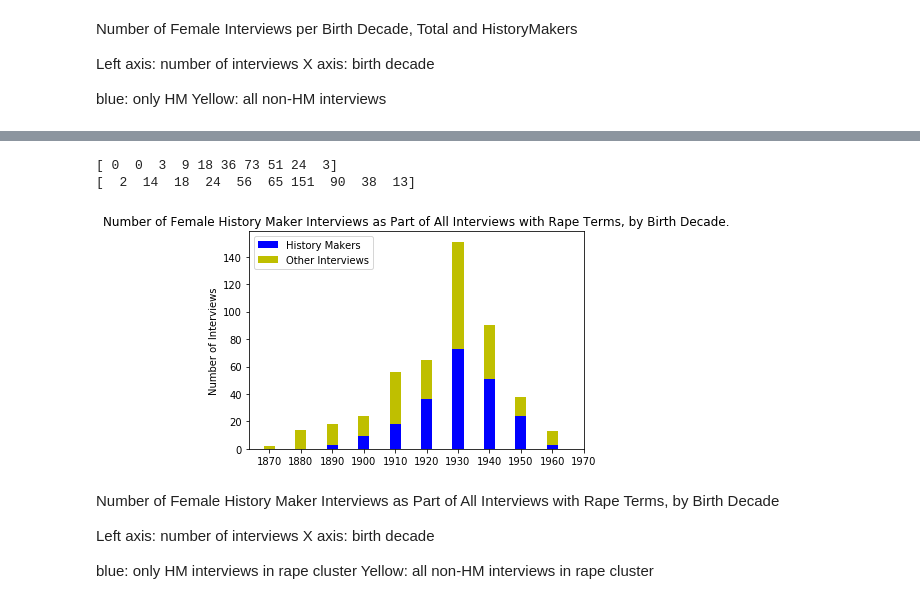
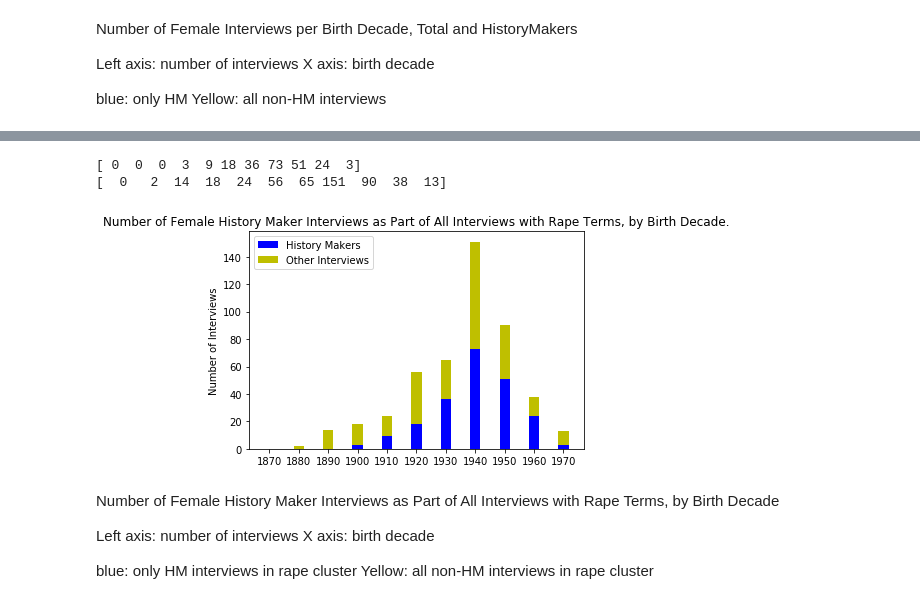
Before and after one commit to ohtap/ohtap, a Jupyter notebook: Research Question 1/Presentation Viz Notebook.ipynb, the cells around one changed output, grey strips where cells are left out. Cells and saved outputs as stored; diff of their text form; code cells hidden in the pictures.

Commit message:
couple fixes and new percentage graph

```diff
--- a/Research Question 1/Presentation Viz Notebook.ipynb
+++ b/Research Question 1/Presentation Viz Notebook.ipynb
@@ -350,7 +350,7 @@ X axis: birth decade
 blue: only HM
 Yellow: all non-HM interviews
 # %%
-myfile = open("everything_but_falsehits_and_needsreview.txt")
+myfile = open("data/everything_but_falsehits_and_needsreview.txt")
 txt = myfile.read()
 myfile.close()
 
@@ -395,5 +395,5 @@ metadata= loadCsvData("metadata.csv")
 # %%
-interviewtxt =loadCsvData("interview text fille to ids.csv")
+interviewtxt =loadCsvData("data/interview text fille to ids.csv")
 # %%
 metadata=pandas.DataFrame(metadata[1:], columns=metadata[0])
 # %%
@@ -434,5 +415,5 @@ HM
 # %%
-myfile = open("everything_but_falsehits_and_needsreview.txt")
+myfile = open("data/everything_but_falsehits_and_needsreview.txt")
 txt = myfile.read()
 myfile.close()
 
@@ -484,43 +446,43 @@ values=[]
 totals=[]
 
 # some example data
-for i in range(1880, 1980, 10):
+for i in range(1870, 1980, 10):
     values.append(decadesinformation[str(i)]["HM"])
     totals.append(decadesinformation[str(i)]["total"])
 
 values = np.array(values)
 totals= np.array(totals)
 print(values)
 print(totals)
 
 x = range(len(values))
 
 # split it up
 above_threshold = totals - values
 below_threshold = values
 
 # and plot it
 fig, ax = pyplot.subplots()
 hm=ax.bar(x, below_threshold, 0.35, color="b")
 other=ax.bar(x, above_threshold, 0.35, color="y",
         bottom=below_threshold)
 ax.set_xticks(ind)
 ax.set_xticklabels(('1870', '1880', '1890', '1900', '1910', '1920', '1930', '1940', '1950', '1960', '1970'))
 ax.set_title('Number of Female History Maker Interviews as Part of All Interviews with Rape Terms, by Birth Decade.')
 ax.set_ylabel('Number of Interviews')
 ax.legend((hm, other), ('History Makers', 'Other Interviews'))
 
 
 # horizontal line indicating the threshold
 #ax.plot([0., 9], [threshold, threshold], "k--")
 
 
 
 fig.savefig("look-ma_a-threshold-plot.png")
 # %% [output]
-[ 0  0  3  9 18 36 73 51 24  3]
-[  2  14  18  24  56  65 151  90  38  13]
+[ 0  0  0  3  9 18 36 73 51 24  3]
+[  0   2  14  18  24  56  65 151  90  38  13]
-[figure, old version]
+[figure, new version]
 # %% [markdown]
 Number of Female History Maker Interviews as Part of All Interviews with Rape Terms, by Birth Decade
 
```
Also changed, not shown: parts of 6 cells of this notebook.
